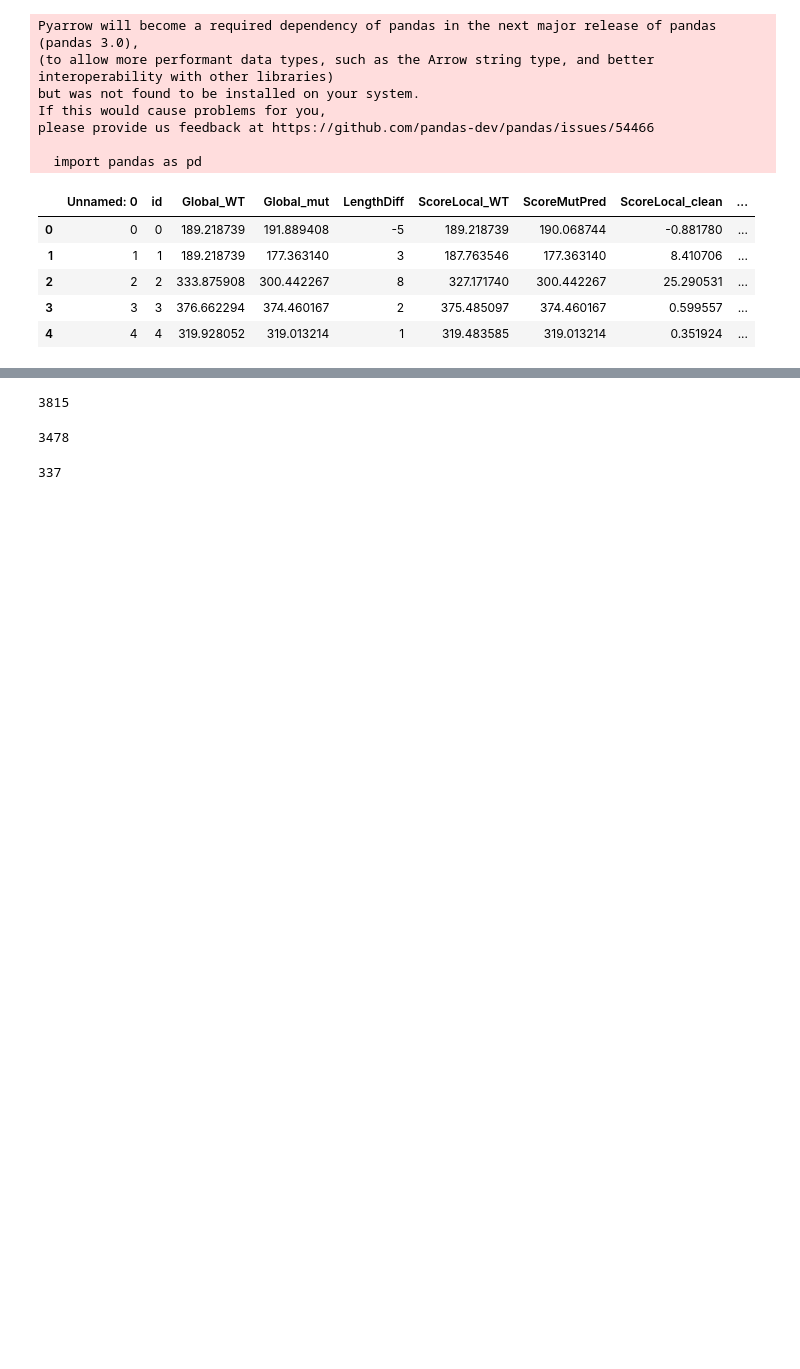
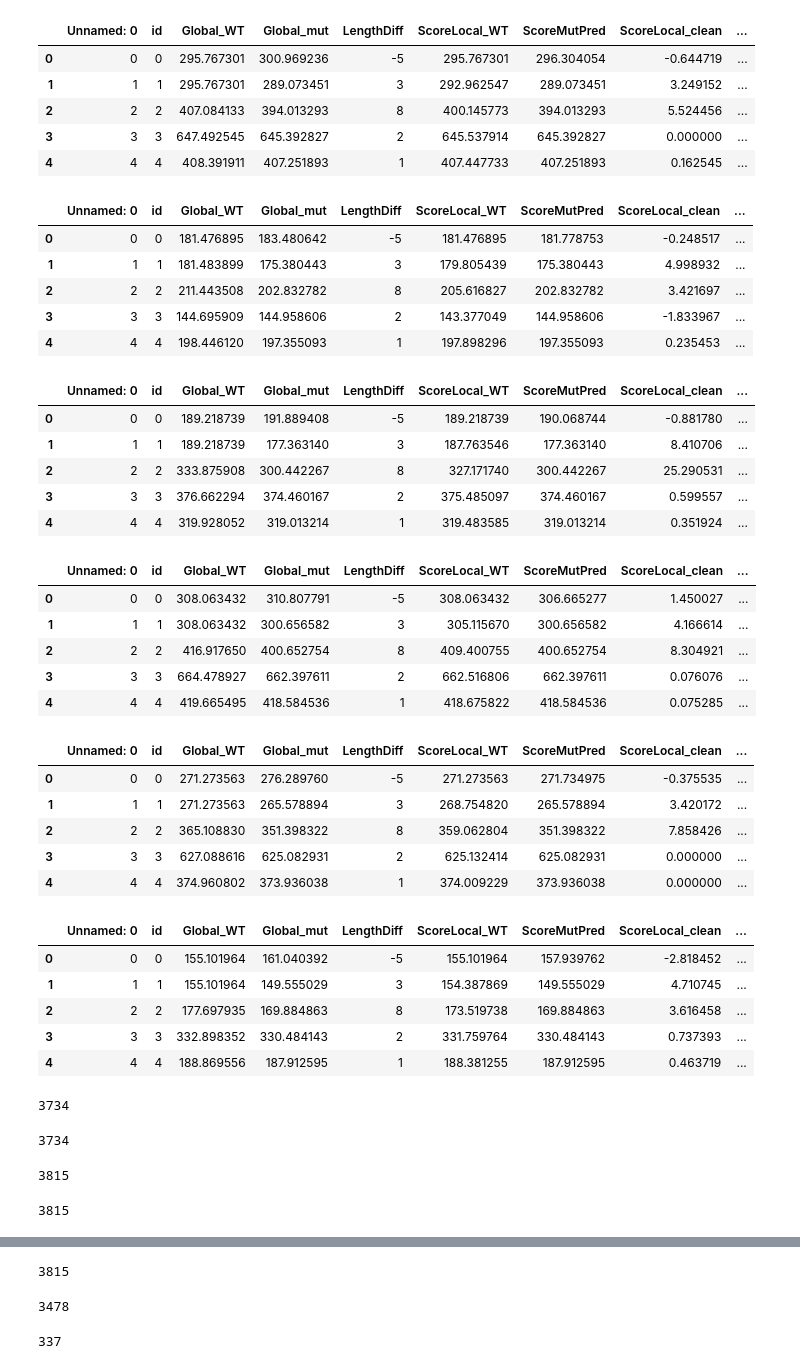
Before and after one commit to OriolGraCar/IndeLLM, a Jupyter notebook: Analysis/Analysis_fulldataset.ipynb, the cells around one changed output, grey strips where cells are left out. Drawn from its saved outputs; the diff is of its cells as text; code cells hidden in the pictures; blank space fills up the shorter version.

```diff
--- a/Analysis/Analysis_fulldataset.ipynb
+++ b/Analysis/Analysis_fulldataset.ipynb
@@ -3,35 +5,70 @@ Analysis for IndeLLM
 # %%
 import pandas as pd
 from IPython.core.interactiveshell import InteractiveShell
 InteractiveShell.ast_node_interactivity = "all"
 
 #Import data
 newscoreEvo = pd.read_csv("../Results/new_score_evofit.csv")
 newscoreFit = pd.read_csv("../Results/new_score_fit.csv")
 newscoreMask = pd.read_csv("../Results/new_score_evofit_mask.csv")
 alldata = pd.read_csv("../Data/Indel_curated.csv")
 
-# Remove hastags when more models are added (Check in all cells)
-# newscoresProstT5 = pd.read_csv("../Results/new_score_ProstT5.csv")
-# newscoresESM3 = pd.read_csv("../Results/new_score_ESM3.csv")
+newscoresESM2_3b = pd.read_csv("../Data/new_models/new_score_evofit_ESM2-3b.csv")
+newscoresESM2_150M = pd.read_csv("../Data/new_models/new_score_evofit_ESM2-150M.csv")
+newscoreESM3 = pd.read_csv("../Results/new_score_evofit_ESM3.csv")
 
 
 newscoreEvo.head()
 newscoreFit.head()
 newscoreMask.head()
-# newscoreProsT5.head()
-# newscoreESM3.head()
+newscoresESM2_3b.head()
+newscoresESM2_150M.head()
+newscoreESM3.head()
+
+len(newscoreEvo)
+len(newscoreMask)
+len(newscoreFit)
+len(newscoresESM2_3b)
+len(newscoresESM2_150M)
+len(newscoreESM3)
 # %% [output]
+|  | Unnamed: 0 | id | Global_WT | Global_mut | LengthDiff | ScoreLocal_WT | ScoreMutPred | ScoreLocal_clean | ... |
+| 0 | 0 | 0 | 295.767301 | 300.969236 | -5 | 295.767301 | 296.304054 | -0.644719 | ... |
+| 1 | 1 | 1 | 295.767301 | 289.073451 | 3 | 292.962547 | 289.073451 | 3.249152 | ... |
+| 2 | 2 | 2 | 407.084133 | 394.013293 | 8 | 400.145773 | 394.013293 | 5.524456 | ... |
+| 3 | 3 | 3 | 647.492545 | 645.392827 | 2 | 645.537914 | 645.392827 | 0.000000 | ... |
+| 4 | 4 | 4 | 408.391911 | 407.251893 | 1 | 407.447733 | 407.251893 | 0.162545 | ... |
+|  | Unnamed: 0 | id | Global_WT | Global_mut | LengthDiff | ScoreLocal_WT | ScoreMutPred | ScoreLocal_clean | ... |
+| 0 | 0 | 0 | 181.476895 | 183.480642 | -5 | 181.476895 | 181.778753 | -0.248517 | ... |
+| 1 | 1 | 1 | 181.483899 | 175.380443 | 3 | 179.805439 | 175.380443 | 4.998932 | ... |
+| 2 | 2 | 2 | 211.443508 | 202.832782 | 8 | 205.616827 | 202.832782 | 3.421697 | ... |
+| 3 | 3 | 3 | 144.695909 | 144.958606 | 2 | 143.377049 | 144.958606 | -1.833967 | ... |
+| 4 | 4 | 4 | 198.446120 | 197.355093 | 1 | 197.898296 | 197.355093 | 0.235453 | ... |
+|  | Unnamed: 0 | id | Global_WT | Global_mut | LengthDiff | ScoreLocal_WT | ScoreMutPred | ScoreLocal_clean | ... |
+| 0 | 0 | 0 | 189.218739 | 191.889408 | -5 | 189.218739 | 190.068744 | -0.881780 | ... |
+| 1 | 1 | 1 | 189.218739 | 177.363140 | 3 | 187.763546 | 177.363140 | 8.410706 | ... |
+| 2 | 2 | 2 | 333.875908 | 300.442267 | 8 | 327.171740 | 300.442267 | 25.290531 | ... |
+| 3 | 3 | 3 | 376.662294 | 374.460167 | 2 | 375.485097 | 374.460167 | 0.599557 | ... |
+| 4 | 4 | 4 | 319.928052 | 319.013214 | 1 | 319.483585 | 319.013214 | 0.351924 | ... |
+|  | Unnamed: 0 | id | Global_WT | Global_mut | LengthDiff | ScoreLocal_WT | ScoreMutPred | ScoreLocal_clean | ... |
+| 0 | 0 | 0 | 308.063432 | 310.807791 | -5 | 308.063432 | 306.665277 | 1.450027 | ... |
+| 1 | 1 | 1 | 308.063432 | 300.656582 | 3 | 305.115670 | 300.656582 | 4.166614 | ... |
+| 2 | 2 | 2 | 416.917650 | 400.652754 | 8 | 409.400755 | 400.652754 | 8.304921 | ... |
+| 3 | 3 | 3 | 664.478927 | 662.397611 | 2 | 662.516806 | 662.397611 | 0.076076 | ... |
+| 4 | 4 | 4 | 419.665495 | 418.584536 | 1 | 418.675822 | 418.584536 | 0.075285 | ... |
+|  | Unnamed: 0 | id | Global_WT | Global_mut | LengthDiff | ScoreLocal_WT | ScoreMutPred | ScoreLocal_clean | ... |
+| 0 | 0 | 0 | 271.273563 | 276.289760 | -5 | 271.273563 | 271.734975 | -0.375535 | ... |
+| 1 | 1 | 1 | 271.273563 | 265.578894 | 3 | 268.754820 | 265.578894 | 3.420172 | ... |
+| 2 | 2 | 2 | 365.108830 | 351.398322 | 8 | 359.062804 | 351.398322 | 7.858426 | ... |
+| 3 | 3 | 3 | 627.088616 | 625.082931 | 2 | 625.132414 | 625.082931 | 0.000000 | ... |
+| 4 | 4 | 4 | 374.960802 | 373.936038 | 1 | 374.009229 | 373.936038 | 0.000000 | ... |
+|  | Unnamed: 0 | id | Global_WT | Global_mut | LengthDiff | ScoreLocal_WT | ScoreMutPred | ScoreLocal_clean | ... |
+| 0 | 0 | 0 | 155.101964 | 161.040392 | -5 | 155.101964 | 157.939762 | -2.818452 | ... |
+| 1 | 1 | 1 | 155.101964 | 149.555029 | 3 | 154.387869 | 149.555029 | 4.710745 | ... |
+| 2 | 2 | 2 | 177.697935 | 169.884863 | 8 | 173.519738 | 169.884863 | 3.616458 | ... |
+| 3 | 3 | 3 | 332.898352 | 330.484143 | 2 | 331.759764 | 330.484143 | 0.737393 | ... |
+| 4 | 4 | 4 | 188.869556 | 187.912595 | 1 | 188.381255 | 187.912595 | 0.463719 | ... |
-Pyarrow will become a required dependency of pandas in the next major release of pandas (pandas 3.0),
-(to allow more performant data types, such as the Arrow string type, and better interoperability with other libraries)
-but was not found to be installed on your system.
-If this would cause problems for you,
-please provide us feedback at https://github.com/pandas-dev/pandas/issues/54466
-
-  import pandas as pd
+3734
-|  | Unnamed: 0 | id | Global_WT | Global_mut | LengthDiff | ScoreLocal_WT | ScoreMutPred | ScoreLocal_clean | ... |
-| 0 | 0 | 0 | 189.218739 | 191.889408 | -5 | 189.218739 | 190.068744 | -0.881780 | ... |
-| 1 | 1 | 1 | 189.218739 | 177.363140 | 3 | 187.763546 | 177.363140 | 8.410706 | ... |
-| 2 | 2 | 2 | 333.875908 | 300.442267 | 8 | 327.171740 | 300.442267 | 25.290531 | ... |
-| 3 | 3 | 3 | 376.662294 | 374.460167 | 2 | 375.485097 | 374.460167 | 0.599557 | ... |
-| 4 | 4 | 4 | 319.928052 | 319.013214 | 1 | 319.483585 | 319.013214 | 0.351924 | ... |
+3734
+3815
+3815
```
Also changed, not shown: parts of 57 cells of this notebook, 20 other files.
